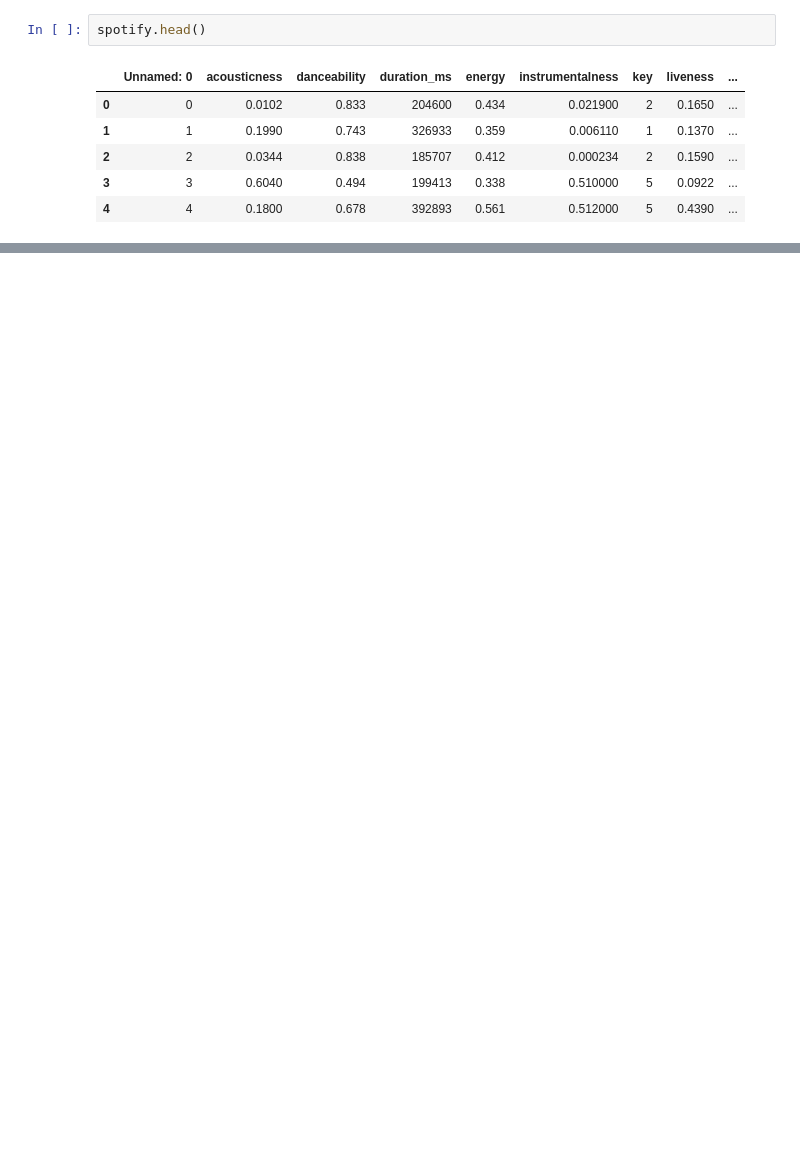
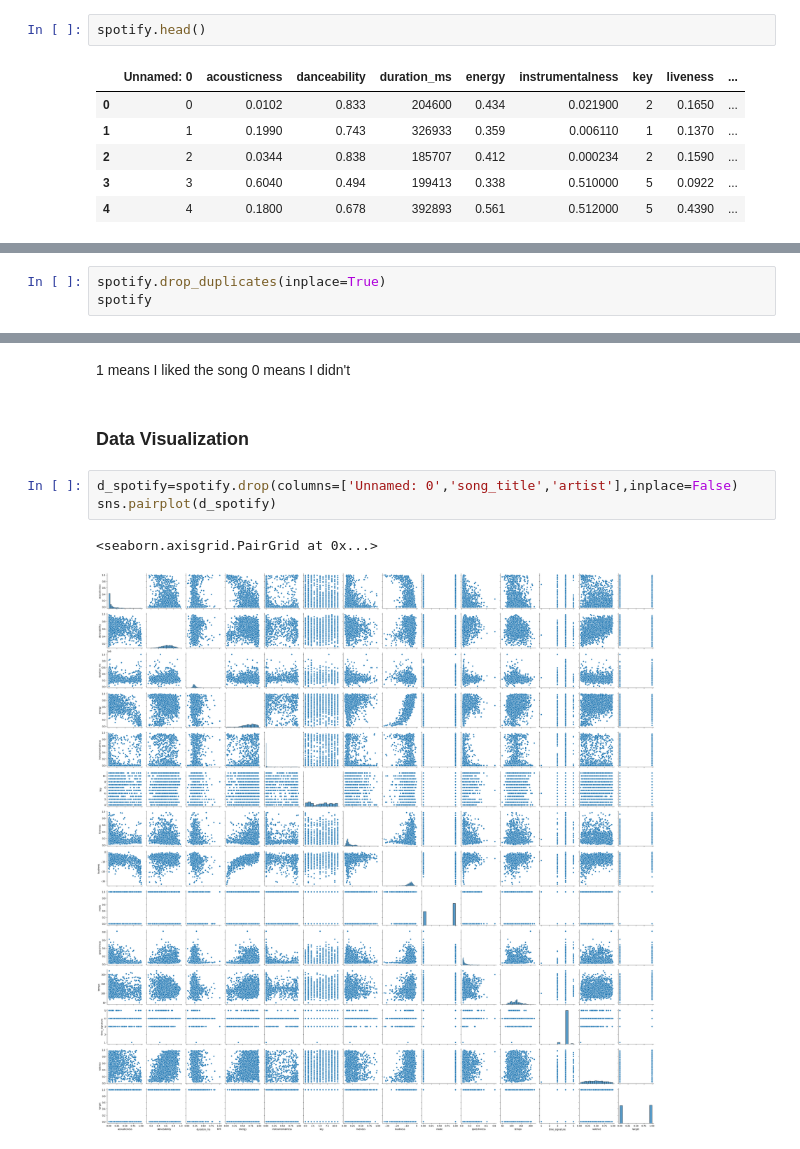
Before and after one commit to AhmedCharfeddine/spotify-recommender-system, a Jupyter notebook: Notebook 1.ipynb, the cells around one changed output, grey strips where cells are left out. Saved outputs shown, nothing was run; the diff lists cells and outputs as text; blank space fills up the shorter version.

Commit message:
Data description and data visualization

```diff
--- a/Notebook 1.ipynb
+++ b/Notebook 1.ipynb
@@ -29,0 +96,3 @@ spotify.head()
+# %%
+spotify.drop_duplicates(inplace=True)
+spotify
@@ -29,0 +120,11 @@ spotify.head()
+# %% [markdown]
+1 means I liked the song
+0 means I didn't
+# %% [markdown]
+### Data Visualization
+# %%
+d_spotify=spotify.drop(columns=['Unnamed: 0','song_title','artist'],inplace=False)
+sns.pairplot(d_spotify)
+# %% [output]
+<seaborn.axisgrid.PairGrid at 0x...>
+[figure, added]
```
Also changed, not shown: parts of 14 cells of this notebook.
